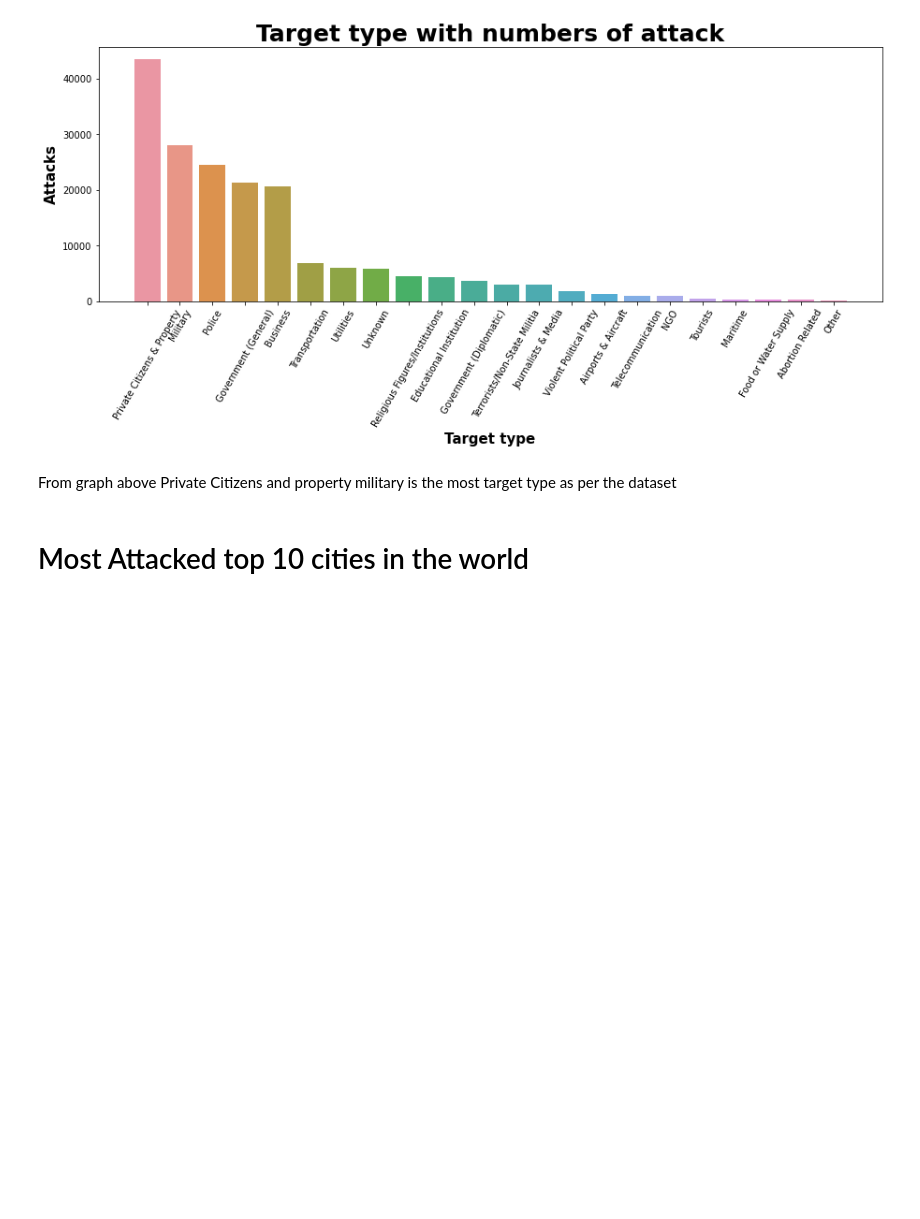
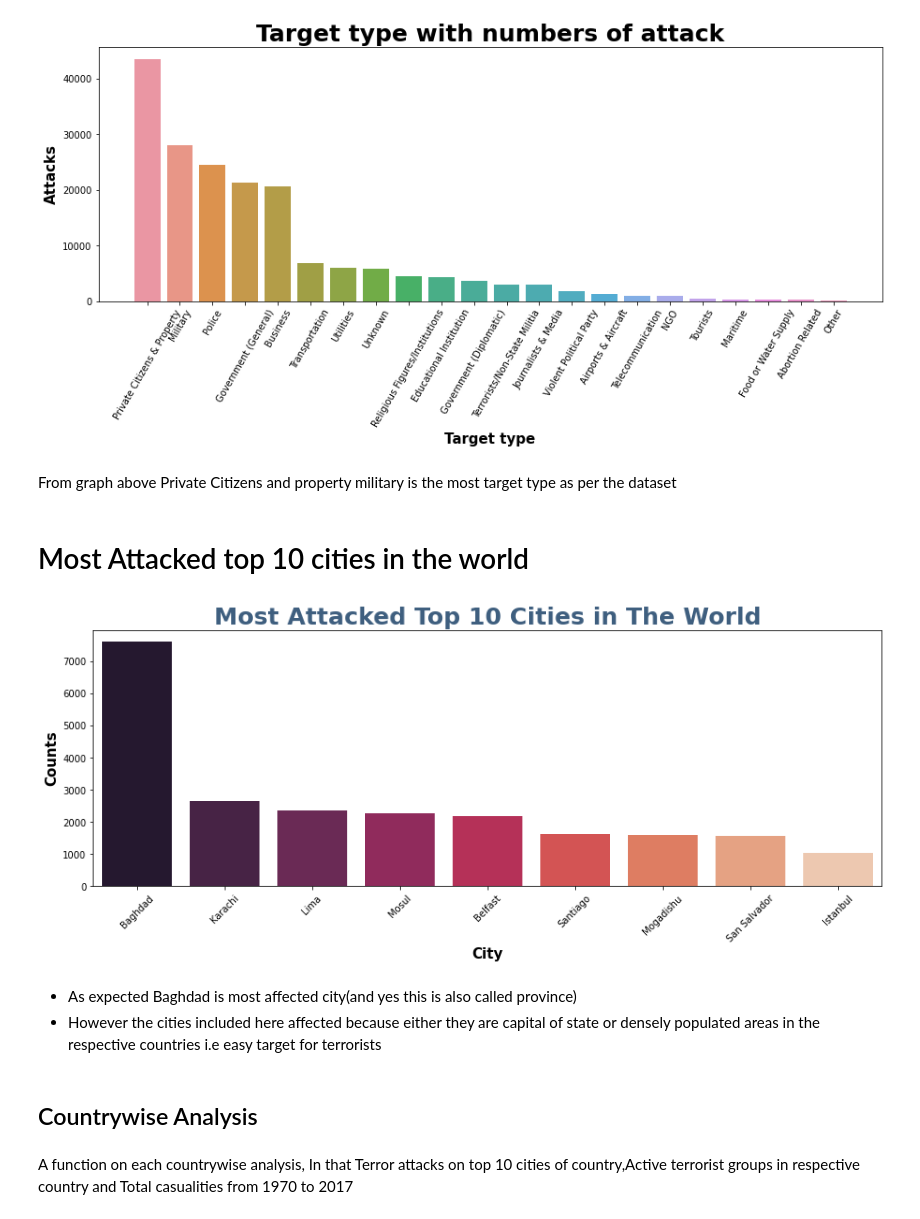
Before and after one commit to rohit-1026/Global-Terrorism-Analysis, a Jupyter notebook: Global_Terrorism_Analysis_Capstone_Project.ipynb, the cells around one changed output. Drawn from its saved outputs; the diff is of its cells as text; code cells hidden in the pictures; blank space fills up the shorter version.

```diff
--- a/Global_Terrorism_Analysis_Capstone_Project.ipynb
+++ b/Global_Terrorism_Analysis_Capstone_Project.ipynb
@@ -408,3 +408,26 @@ plt.plot()
 From graph above Private Citizens and property military is the most target type as per the dataset
 # %% [markdown]
 # Most Attacked top 10 cities in the world
+# %%
+plt.figure(figsize=(15, 5))
+sns.barplot(
+    df["city"].value_counts()[1:10].index,
+    df["city"].value_counts()[1:10].values,
+    palette=("rocket"),
+)
+plt.title("Most Attacked Top 10 Cities in The World",color=sns.cubehelix_palette(8, start=.5, rot=-.75)[-3],weight='bold',fontsize=25)
+plt.xlabel("City",weight='bold',fontsize=15)
+plt.ylabel("Counts",weight='bold',fontsize=15)
+plt.xticks(rotation=45)
+plt.show()
+# %% [output]
+[figure, added]
+# %% [markdown]
+
+
+*   As expected Baghdad is most affected city(and yes this is also called province)
+*   However the cities included here affected because either they are capital of state or densely populated areas in the respective countries i.e easy target for terrorists
+# %% [markdown]
+## Countrywise Analysis
+# %% [markdown]
+A function on each countrywise analysis, In that Terror attacks on top 10 cities of country,Active terrorist groups in respective country and Total casualities from 1970 to 2017
```
Also changed, not shown: parts of 1 cell of this notebook.
